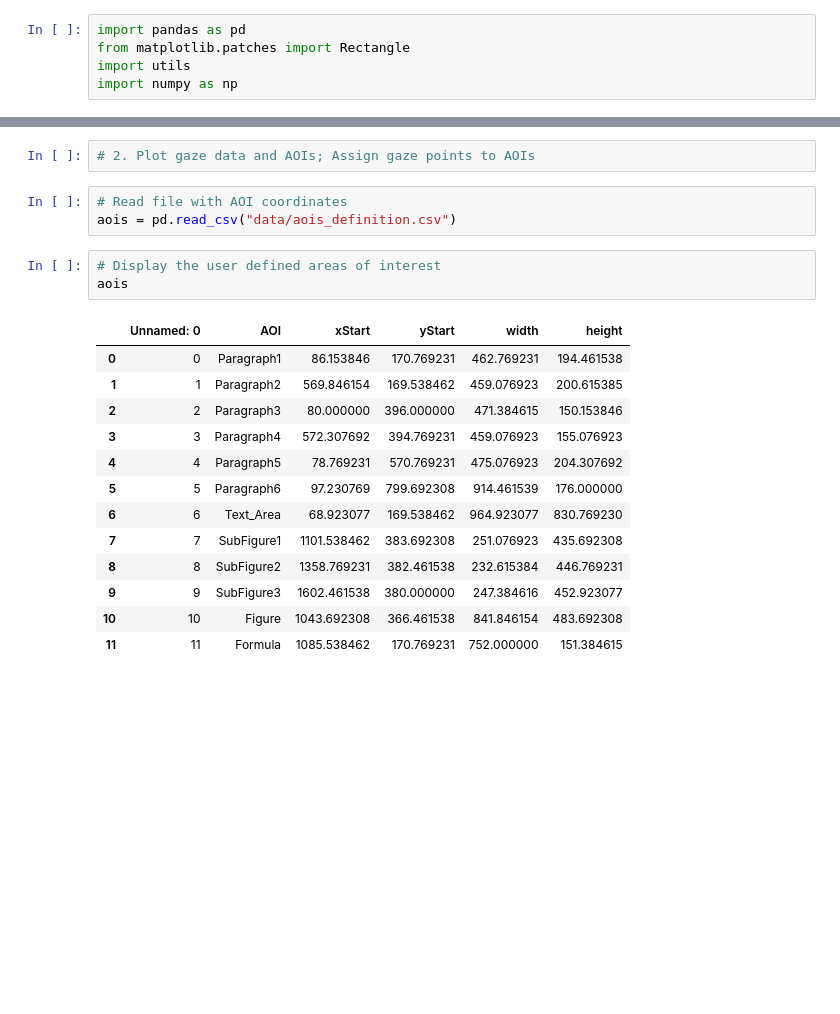
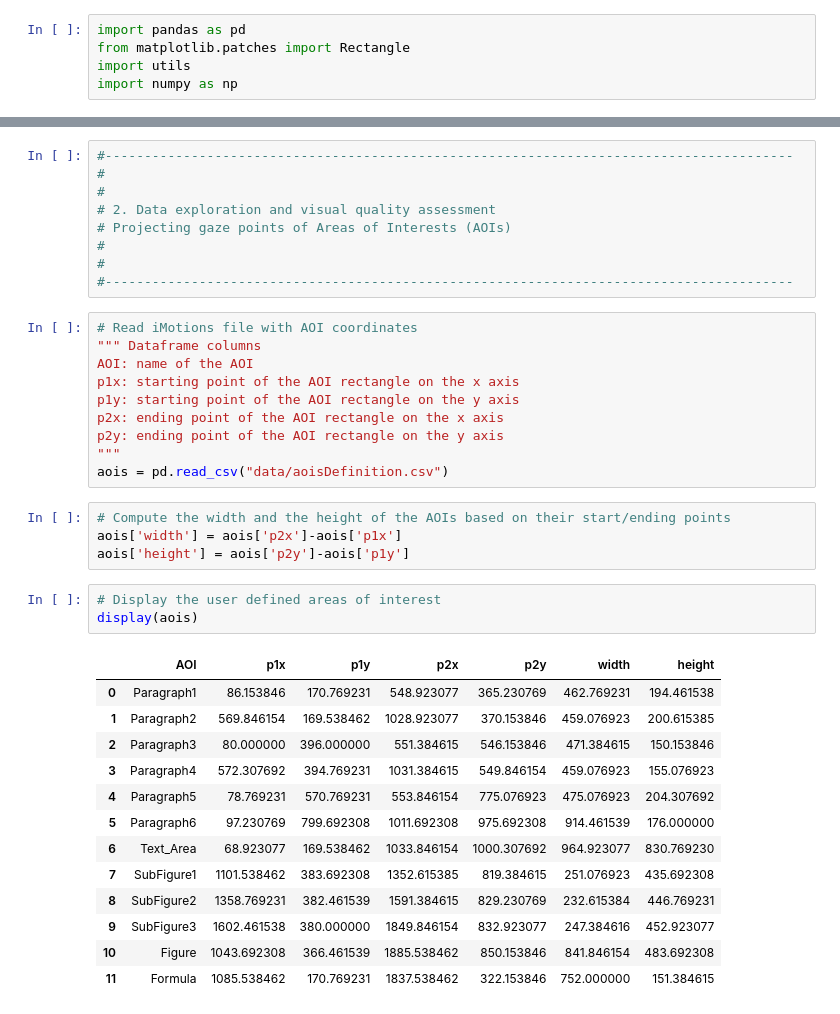
Before and after one commit to aminobest/ETLecture, a Jupyter notebook: docker container/jupyter/workspace/1. Gaze Projections and AOIs Mapping.ipynb, the cells around one changed output, grey strips where cells are left out. Saved outputs shown, nothing was run; the diff lists cells and outputs as text; blank space fills up the shorter version.

```diff
--- a/docker container/jupyter/workspace/1. Gaze Projections and AOIs Mapping.ipynb
+++ b/docker container/jupyter/workspace/1. Gaze Projections and AOIs Mapping.ipynb
@@ -41,23 +47,41 @@ data.head()
 # %%
-# 2. Plot gaze data and AOIs; Assign gaze points to AOIs
+#----------------------------------------------------------------------------------------
+#
+#
+# 2. Data exploration and visual quality assessment
+# Projecting gaze points of Areas of Interests (AOIs)
+#
+#
+#----------------------------------------------------------------------------------------
 # %%
-# Read file with AOI coordinates
-aois = pd.read_csv("data/aois_definition.csv")
+# Read iMotions file with AOI coordinates
+""" Dataframe columns
+AOI: name of the AOI
+p1x: starting point of the AOI rectangle on the x axis
+p1y: starting point of the AOI rectangle on the y axis
+p2x: ending point of the AOI rectangle on the x axis
+p2y: ending point of the AOI rectangle on the y axis
+"""
+aois = pd.read_csv("data/aoisDefinition.csv")
+# %%
+# Compute the width and the height of the AOIs based on their start/ending points
+aois['width'] = aois['p2x']-aois['p1x']
+aois['height'] = aois['p2y']-aois['p1y']
 # %%
 # Display the user defined areas of interest
-aois
+display(aois)
 # %% [output]
-|  | Unnamed: 0 | AOI | xStart | yStart | width | height |
-| 0 | 0 | Paragraph1 | 86.153846 | 170.769231 | 462.769231 | 194.461538 |
-| 1 | 1 | Paragraph2 | 569.846154 | 169.538462 | 459.076923 | 200.615385 |
-| 2 | 2 | Paragraph3 | 80.000000 | 396.000000 | 471.384615 | 150.153846 |
-| 3 | 3 | Paragraph4 | 572.307692 | 394.769231 | 459.076923 | 155.076923 |
-| 4 | 4 | Paragraph5 | 78.769231 | 570.769231 | 475.076923 | 204.307692 |
-| 5 | 5 | Paragraph6 | 97.230769 | 799.692308 | 914.461539 | 176.000000 |
-| 6 | 6 | Text_Area | 68.923077 | 169.538462 | 964.923077 | 830.769230 |
-| 7 | 7 | SubFigure1 | 1101.538462 | 383.692308 | 251.076923 | 435.692308 |
-| 8 | 8 | SubFigure2 | 1358.769231 | 382.461538 | 232.615384 | 446.769231 |
-| 9 | 9 | SubFigure3 | 1602.461538 | 380.000000 | 247.384616 | 452.923077 |
-| 10 | 10 | Figure | 1043.692308 | 366.461538 | 841.846154 | 483.692308 |
-| 11 | 11 | Formula | 1085.538462 | 170.769231 | 752.000000 | 151.384615 |
+|  | AOI | p1x | p1y | p2x | p2y | width | height |
+| 0 | Paragraph1 | 86.153846 | 170.769231 | 548.923077 | 365.230769 | 462.769231 | 194.461538 |
+| 1 | Paragraph2 | 569.846154 | 169.538462 | 1028.923077 | 370.153846 | 459.076923 | 200.615385 |
+| 2 | Paragraph3 | 80.000000 | 396.000000 | 551.384615 | 546.153846 | 471.384615 | 150.153846 |
+| 3 | Paragraph4 | 572.307692 | 394.769231 | 1031.384615 | 549.846154 | 459.076923 | 155.076923 |
+| 4 | Paragraph5 | 78.769231 | 570.769231 | 553.846154 | 775.076923 | 475.076923 | 204.307692 |
+| 5 | Paragraph6 | 97.230769 | 799.692308 | 1011.692308 | 975.692308 | 914.461539 | 176.000000 |
+| 6 | Text_Area | 68.923077 | 169.538462 | 1033.846154 | 1000.307692 | 964.923077 | 830.769230 |
+| 7 | SubFigure1 | 1101.538462 | 383.692308 | 1352.615385 | 819.384615 | 251.076923 | 435.692308 |
+| 8 | SubFigure2 | 1358.769231 | 382.461539 | 1591.384615 | 829.230769 | 232.615384 | 446.769231 |
+| 9 | SubFigure3 | 1602.461538 | 380.000000 | 1849.846154 | 832.923077 | 247.384616 | 452.923077 |
+| 10 | Figure | 1043.692308 | 366.461539 | 1885.538462 | 850.153846 | 841.846154 | 483.692308 |
+| 11 | Formula | 1085.538462 | 170.769231 | 1837.538462 | 322.153846 | 752.000000 | 151.384615 |
 # %%
```
Also changed, not shown: parts of 11 cells of this notebook, 38 other files.
